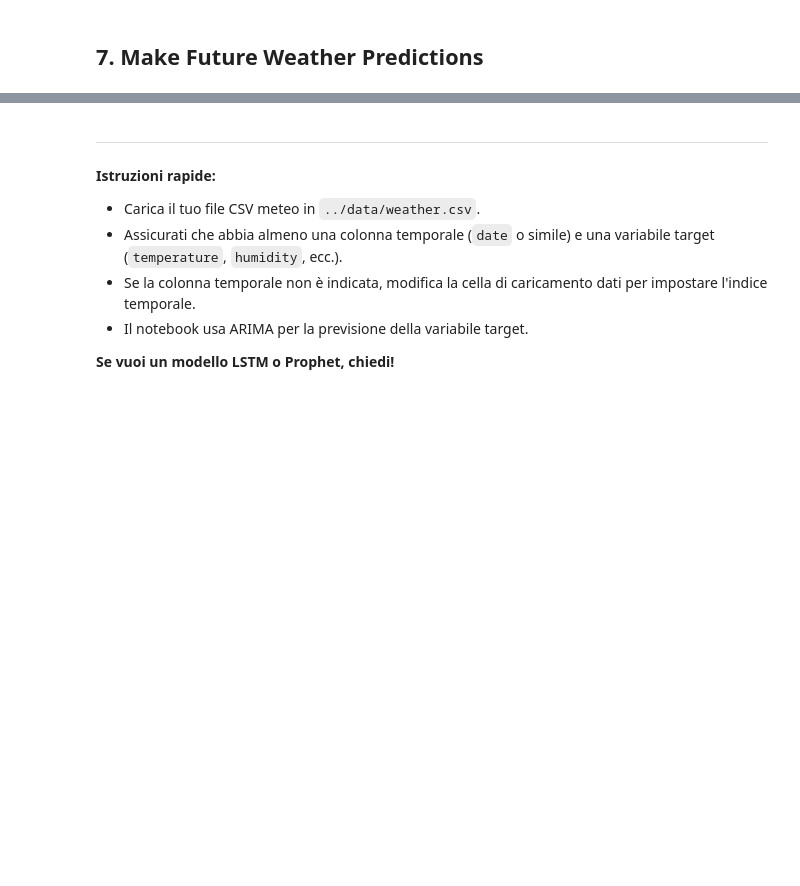
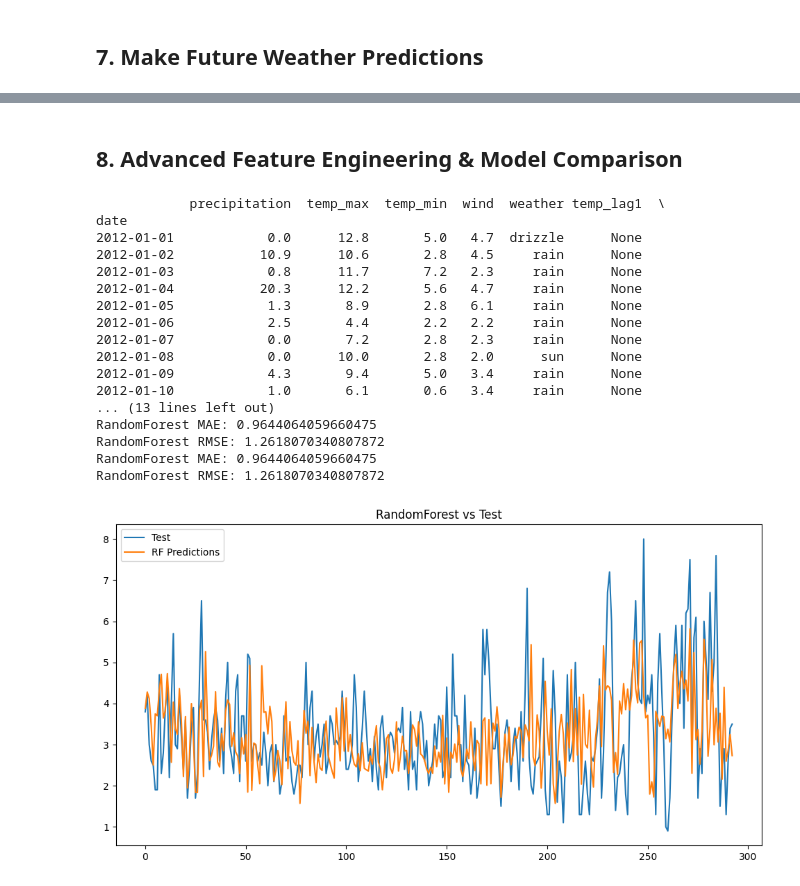
Before and after one commit to MaxPopovschii/data-science-playground, a Jupyter notebook: weather-forecast/notebooks/weather-forecast.ipynb, the cells around one changed output, grey strips where cells are left out. Drawn from its saved outputs; the diff is of its cells as text; code cells hidden in the pictures; blank space fills up the shorter version.

```diff
--- a/weather-forecast/notebooks/weather-forecast.ipynb
+++ b/weather-forecast/notebooks/weather-forecast.ipynb
@@ -16,7 +16,7 @@ from statsmodels.tsa.arima.model import ARIMA
 ## 2. Load and Explore Weather Data
 # %%
 # Carica i dati meteo (modifica il nome del file se necessario)
-df = pd.read_csv('../data/weather.csv')
+df = pd.read_csv('../data/seattle-weather.csv')
 if 'date' in df.columns:
     df['date'] = pd.to_datetime(df['date'])
     df = df.set_index('date')
@@ -91,10 +119,50 @@ plt.show()
-# %% [markdown]
----
-
-**Istruzioni rapide:**
-- Carica il tuo file CSV meteo in `../data/weather.csv`.
-- Assicurati che abbia almeno una colonna temporale (`date` o simile) e una variabile target (`temperature`, `humidity`, ecc.).
-- Se la colonna temporale non è indicata, modifica la cella di caricamento dati per impostare l'indice temporale.
-- Il notebook usa ARIMA per la previsione della variabile target.
-
-**Se vuoi un modello LSTM o Prophet, chiedi!**
+# %% [markdown]
+## 8. Advanced Feature Engineering & Model Comparison
+# %%
+# Feature engineering: aggiungi lag e rolling mean
+df['temp_lag1'] = df['temperature'].shift(1) if 'temperature' in df.columns else None
+df['temp_roll7'] = df['temperature'].rolling(window=7).mean() if 'temperature' in df.columns else None
+df = df.fillna(method='bfill')
+print(df[['temperature','temp_lag1','temp_roll7']].head(10) if 'temperature' in df.columns else df.head(10))
+
+# Confronto modelli: ARIMA vs RandomForestRegressor
+from sklearn.ensemble import RandomForestRegressor
+from sklearn.model_selection import train_test_split
+# Usa solo colonne numeriche per RandomForest
+numeric_cols = df.select_dtypes(include=[np.number]).columns.tolist()
+features = [col for col in ['temp_lag1','temp_roll7'] if col in numeric_cols]
+if not features:
+    features = numeric_cols[:-1]  # Escludi la colonna target se necessario
+X = df[features]
+y = df['temperature'] if 'temperature' in df.columns else df[numeric_cols[-1]]
+X_train, X_test, y_train, y_test = train_test_split(X, y, shuffle=False, test_size=0.2)
+rf = RandomForestRegressor(n_estimators=100, random_state=42)
+rf.fit(X_train, y_train)
+rf_preds = rf.predict(X_test)
+print('RandomForest MAE:', mean_absolute_error(y_test, rf_preds))
+print('RandomForest RMSE:', np.sqrt(mean_squared_error(y_test, rf_preds)))
+plt.figure(figsize=(12,6))
+plt.plot(y_test.values, label='Test')
+plt.plot(rf_preds, label='RF Predictions')
+plt.legend()
+plt.title('RandomForest vs Test')
+plt.show()
+# %% [output]
+            precipitation  temp_max  temp_min  wind  weather temp_lag1  \
+date
+2012-01-01            0.0      12.8       5.0   4.7  drizzle      None
+2012-01-02           10.9      10.6       2.8   4.5     rain      None
+2012-01-03            0.8      11.7       7.2   2.3     rain      None
+2012-01-04           20.3      12.2       5.6   4.7     rain      None
+2012-01-05            1.3       8.9       2.8   6.1     rain      None
+2012-01-06            2.5       4.4       2.2   2.2     rain      None
+2012-01-07            0.0       7.2       2.8   2.3     rain      None
+2012-01-08            0.0      10.0       2.8   2.0      sun      None
+2012-01-09            4.3       9.4       5.0   3.4     rain      None
+2012-01-10            1.0       6.1       0.6   3.4     rain      None
+... (13 lines left out)
+RandomForest MAE: 0.9644064059660475
+RandomForest RMSE: 1.2618070340807872
+RandomForest MAE: 0.9644064059660475
+RandomForest RMSE: 1.2618070340807872
+[figure, added]
```
Also changed, not shown: parts of 6 cells of this notebook, 5 other files.
